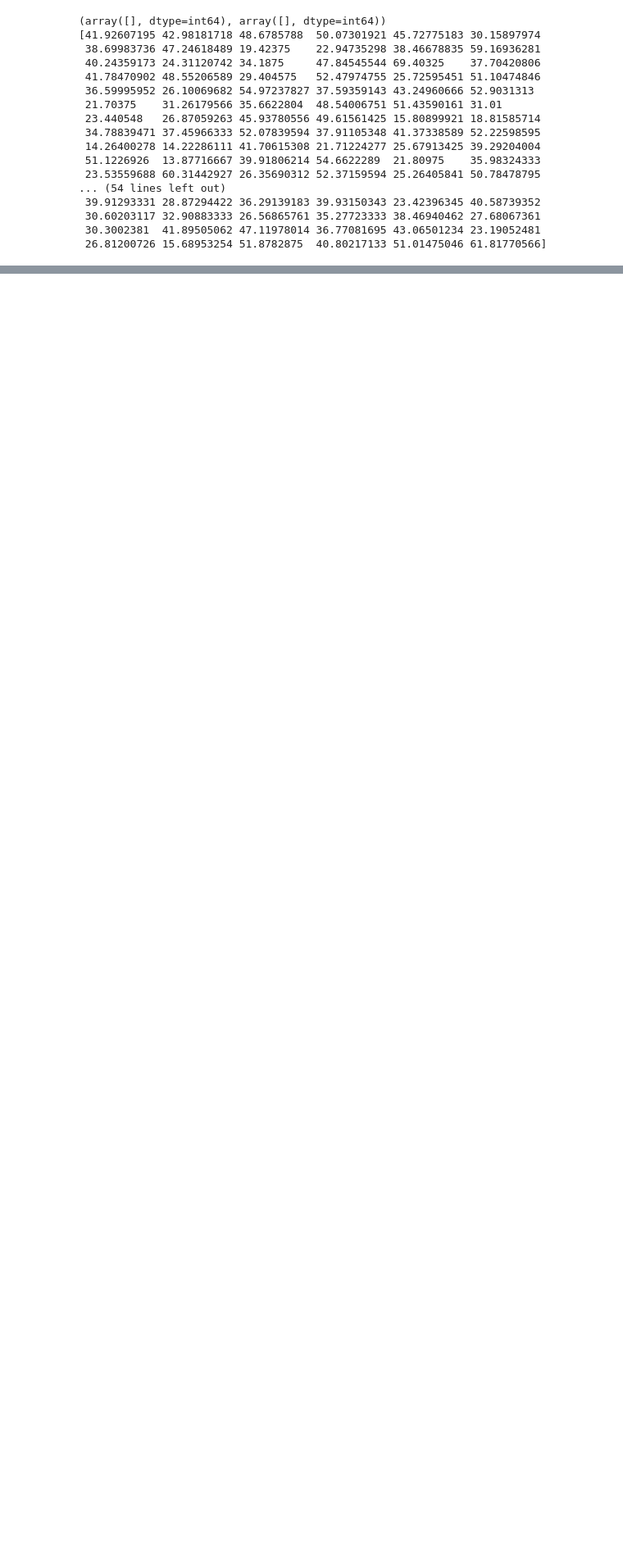
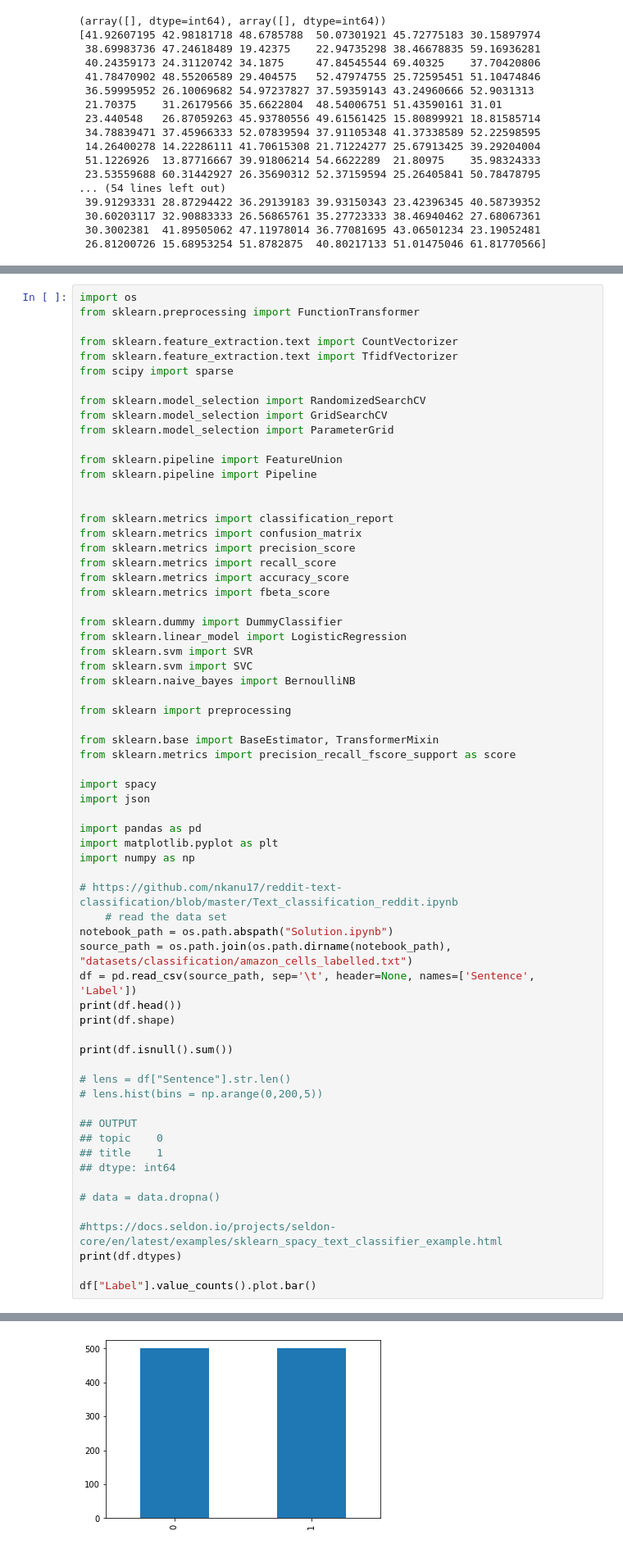
Before and after one commit to Kartm/university-ai-labs-statistical-ml, a Jupyter notebook: Solution.ipynb, the cells around one changed output, grey strips where cells are left out. Shown at 82% size. Cells and saved outputs as stored; diff of their text form; blank space fills up the shorter version.

Commit message:
Add draft of classification

```diff
--- a/Solution.ipynb
+++ b/Solution.ipynb
@@ -140,0 +174,66 @@ print(model_pipeline.predict(train_x))
+# %%
+import os
+from sklearn.preprocessing import FunctionTransformer
+
+from sklearn.feature_extraction.text import CountVectorizer
+from sklearn.feature_extraction.text import TfidfVectorizer
+from scipy import sparse
+
+from sklearn.model_selection import RandomizedSearchCV
+from sklearn.model_selection import GridSearchCV
+from sklearn.model_selection import ParameterGrid
+
+from sklearn.pipeline import FeatureUnion
+from sklearn.pipeline import Pipeline
+
+
+from sklearn.metrics import classification_report
+from sklearn.metrics import confusion_matrix
+from sklearn.metrics import precision_score
+from sklearn.metrics import recall_score
+from sklearn.metrics import accuracy_score
+from sklearn.metrics import fbeta_score
+
+from sklearn.dummy import DummyClassifier
+from sklearn.linear_model import LogisticRegression
+from sklearn.svm import SVR
+from sklearn.svm import SVC
+from sklearn.naive_bayes import BernoulliNB
+
+from sklearn import preprocessing
+
+from sklearn.base import BaseEstimator, TransformerMixin
+from sklearn.metrics import precision_recall_fscore_support as score
+
+import spacy
+import json
+
+import pandas as pd
+import matplotlib.pyplot as plt
+import numpy as np
+
+# https://github.com/nkanu17/reddit-text-classification/blob/master/Text_classification_reddit.ipynb
+    # read the data set
+notebook_path = os.path.abspath("Solution.ipynb")
+source_path = os.path.join(os.path.dirname(notebook_path), "datasets/classification/amazon_cells_labelled.txt")
+df = pd.read_csv(source_path, sep='\t', header=None, names=['Sentence', 'Label'])
+print(df.head())
+print(df.shape)
+
+print(df.isnull().sum())
+
+# lens = df["Sentence"].str.len()
+# lens.hist(bins = np.arange(0,200,5))
+
+## OUTPUT
+## topic    0
+## title    1
+## dtype: int64
+
+# data = data.dropna()
+
+#https://docs.seldon.io/projects/seldon-core/en/latest/examples/sklearn_spacy_text_classifier_example.html
+print(df.dtypes)
+
+df["Label"].value_counts().plot.bar()
+# %% [output]
@@ -140,0 +254 @@ print(model_pipeline.predict(train_x))
+[figure, added]
```
Also changed, not shown: parts of 9 cells of this notebook, 4 other files.
